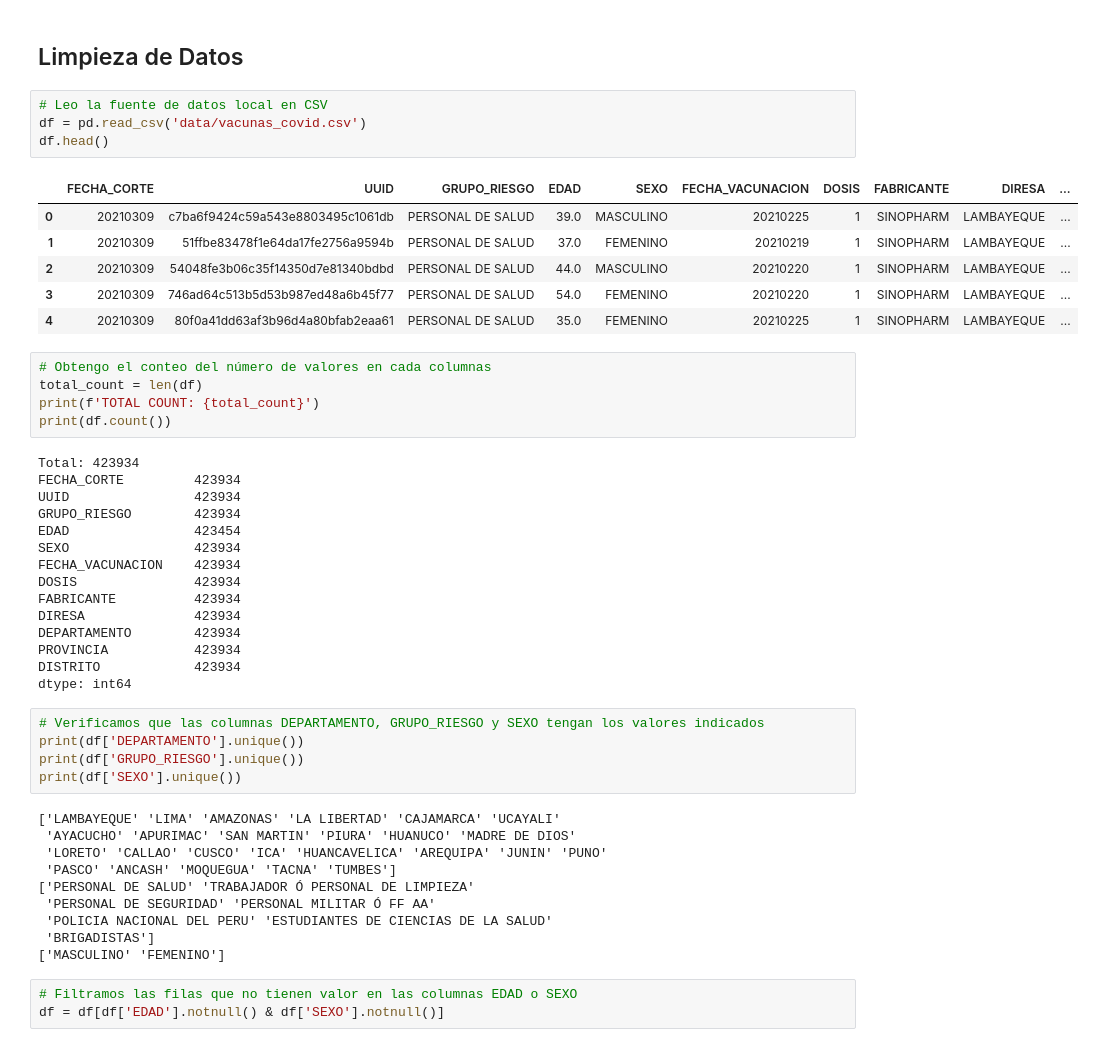
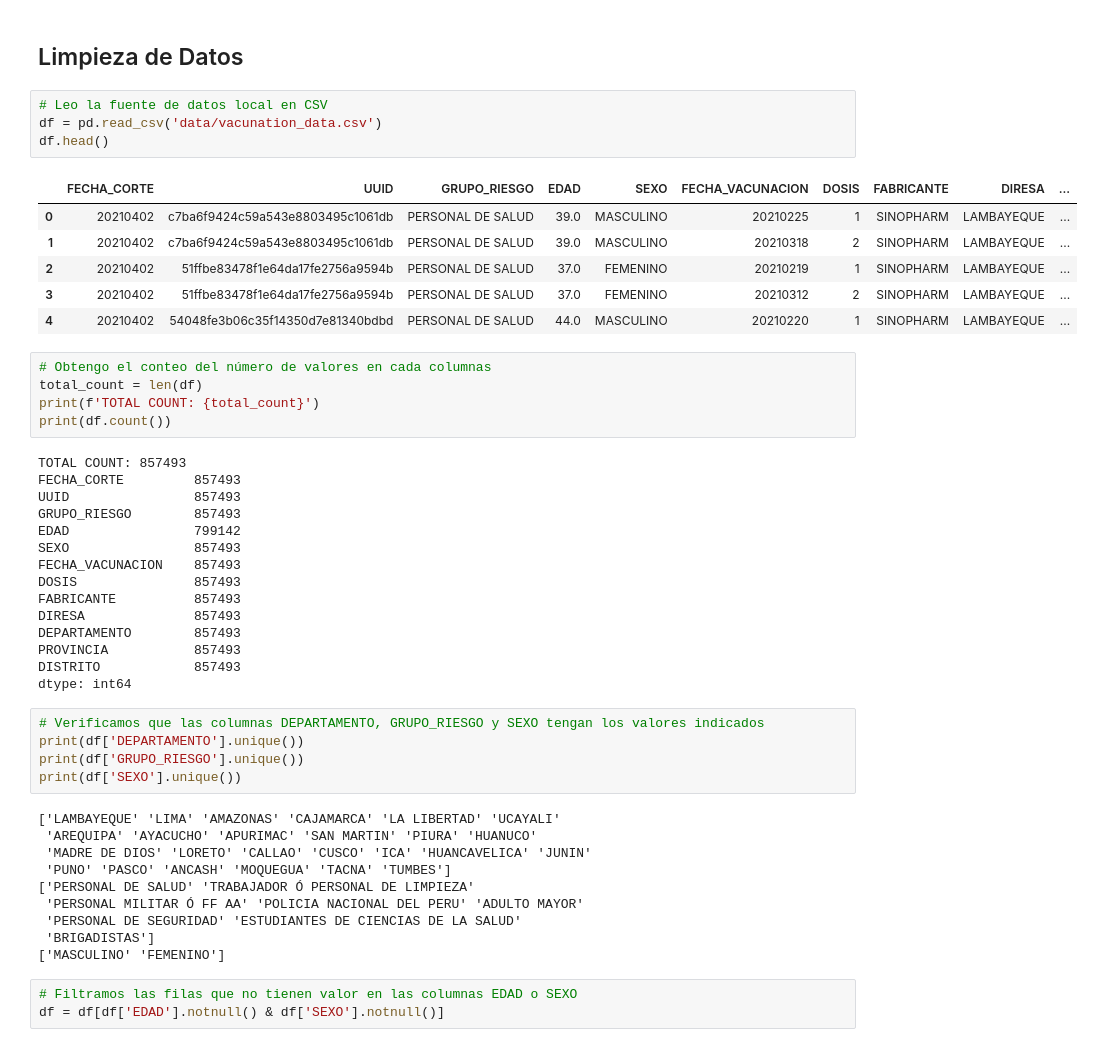
Before and after one commit to malexandersalazar/covid-19-peru-distribucion-vacunacion, a Jupyter notebook: src/main.ipynb, the cells around one changed output. Cells and saved outputs as stored; diff of their text form.

```diff
--- a/src/main.ipynb
+++ b/src/main.ipynb
@@ -26,34 +26,34 @@ BINS = [0, 10, 20, 30, 40, 50, 60, 70, 80, 300]
 ## Limpieza de Datos
 # %%
 # Leo la fuente de datos local en CSV
-df = pd.read_csv('data/vacunas_covid.csv')
+df = pd.read_csv('data/vacunation_data.csv')
 df.head()
 # %% [output]
 |  | FECHA_CORTE | UUID | GRUPO_RIESGO | EDAD | SEXO | FECHA_VACUNACION | DOSIS | FABRICANTE | DIRESA | ... |
-| 0 | 20210309 | c7ba6f9424c59a543e8803495c1061db | PERSONAL DE SALUD | 39.0 | MASCULINO | 20210225 | 1 | SINOPHARM | LAMBAYEQUE | ... |
-| 1 | 20210309 | 51ffbe83478f1e64da17fe2756a9594b | PERSONAL DE SALUD | 37.0 | FEMENINO | 20210219 | 1 | SINOPHARM | LAMBAYEQUE | ... |
-| 2 | 20210309 | 54048fe3b06c35f14350d7e81340bdbd | PERSONAL DE SALUD | 44.0 | MASCULINO | 20210220 | 1 | SINOPHARM | LAMBAYEQUE | ... |
-| 3 | 20210309 | 746ad64c513b5d53b987ed48a6b45f77 | PERSONAL DE SALUD | 54.0 | FEMENINO | 20210220 | 1 | SINOPHARM | LAMBAYEQUE | ... |
-| 4 | 20210309 | 80f0a41dd63af3b96d4a80bfab2eaa61 | PERSONAL DE SALUD | 35.0 | FEMENINO | 20210225 | 1 | SINOPHARM | LAMBAYEQUE | ... |
+| 0 | 20210402 | c7ba6f9424c59a543e8803495c1061db | PERSONAL DE SALUD | 39.0 | MASCULINO | 20210225 | 1 | SINOPHARM | LAMBAYEQUE | ... |
+| 1 | 20210402 | c7ba6f9424c59a543e8803495c1061db | PERSONAL DE SALUD | 39.0 | MASCULINO | 20210318 | 2 | SINOPHARM | LAMBAYEQUE | ... |
+| 2 | 20210402 | 51ffbe83478f1e64da17fe2756a9594b | PERSONAL DE SALUD | 37.0 | FEMENINO | 20210219 | 1 | SINOPHARM | LAMBAYEQUE | ... |
+| 3 | 20210402 | 51ffbe83478f1e64da17fe2756a9594b | PERSONAL DE SALUD | 37.0 | FEMENINO | 20210312 | 2 | SINOPHARM | LAMBAYEQUE | ... |
+| 4 | 20210402 | 54048fe3b06c35f14350d7e81340bdbd | PERSONAL DE SALUD | 44.0 | MASCULINO | 20210220 | 1 | SINOPHARM | LAMBAYEQUE | ... |
 # %%
 # Obtengo el conteo del número de valores en cada columnas
 total_count = len(df)
 print(f'TOTAL COUNT: {total_count}')
 print(df.count())
 # %% [output]
-Total: 423934
-FECHA_CORTE         423934
-UUID                423934
-GRUPO_RIESGO        423934
-EDAD                423454
-SEXO                423934
-FECHA_VACUNACION    423934
-DOSIS               423934
-FABRICANTE          423934
-DIRESA              423934
-DEPARTAMENTO        423934
-PROVINCIA           423934
-DISTRITO            423934
+TOTAL COUNT: 857493
+FECHA_CORTE         857493
+UUID                857493
+GRUPO_RIESGO        857493
+EDAD                799142
+SEXO                857493
+FECHA_VACUNACION    857493
+DOSIS               857493
+FABRICANTE          857493
+DIRESA              857493
+DEPARTAMENTO        857493
+PROVINCIA           857493
+DISTRITO            857493
 dtype: int64
 # %%
 # Verificamos que las columnas DEPARTAMENTO, GRUPO_RIESGO y SEXO tengan los valores indicados
@@ -61,13 +61,13 @@ print(df['DEPARTAMENTO'].unique())
 print(df['GRUPO_RIESGO'].unique())
 print(df['SEXO'].unique())
 # %% [output]
-['LAMBAYEQUE' 'LIMA' 'AMAZONAS' 'LA LIBERTAD' 'CAJAMARCA' 'UCAYALI'
- 'AYACUCHO' 'APURIMAC' 'SAN MARTIN' 'PIURA' 'HUANUCO' 'MADRE DE DIOS'
- 'LORETO' 'CALLAO' 'CUSCO' 'ICA' 'HUANCAVELICA' 'AREQUIPA' 'JUNIN' 'PUNO'
- 'PASCO' 'ANCASH' 'MOQUEGUA' 'TACNA' 'TUMBES']
+['LAMBAYEQUE' 'LIMA' 'AMAZONAS' 'CAJAMARCA' 'LA LIBERTAD' 'UCAYALI'
+ 'AREQUIPA' 'AYACUCHO' 'APURIMAC' 'SAN MARTIN' 'PIURA' 'HUANUCO'
+ 'MADRE DE DIOS' 'LORETO' 'CALLAO' 'CUSCO' 'ICA' 'HUANCAVELICA' 'JUNIN'
+ 'PUNO' 'PASCO' 'ANCASH' 'MOQUEGUA' 'TACNA' 'TUMBES']
 ['PERSONAL DE SALUD' 'TRABAJADOR Ó PERSONAL DE LIMPIEZA'
- 'PERSONAL DE SEGURIDAD' 'PERSONAL MILITAR Ó FF AA'
- 'POLICIA NACIONAL DEL PERU' 'ESTUDIANTES DE CIENCIAS DE LA SALUD'
+ 'PERSONAL MILITAR Ó FF AA' 'POLICIA NACIONAL DEL PERU' 'ADULTO MAYOR'
+ 'PERSONAL DE SEGURIDAD' 'ESTUDIANTES DE CIENCIAS DE LA SALUD'
  'BRIGADISTAS']
 ['MASCULINO' 'FEMENINO']
 # %%
```
Also changed, not shown: parts of 3 cells of this notebook, 31 other files.
